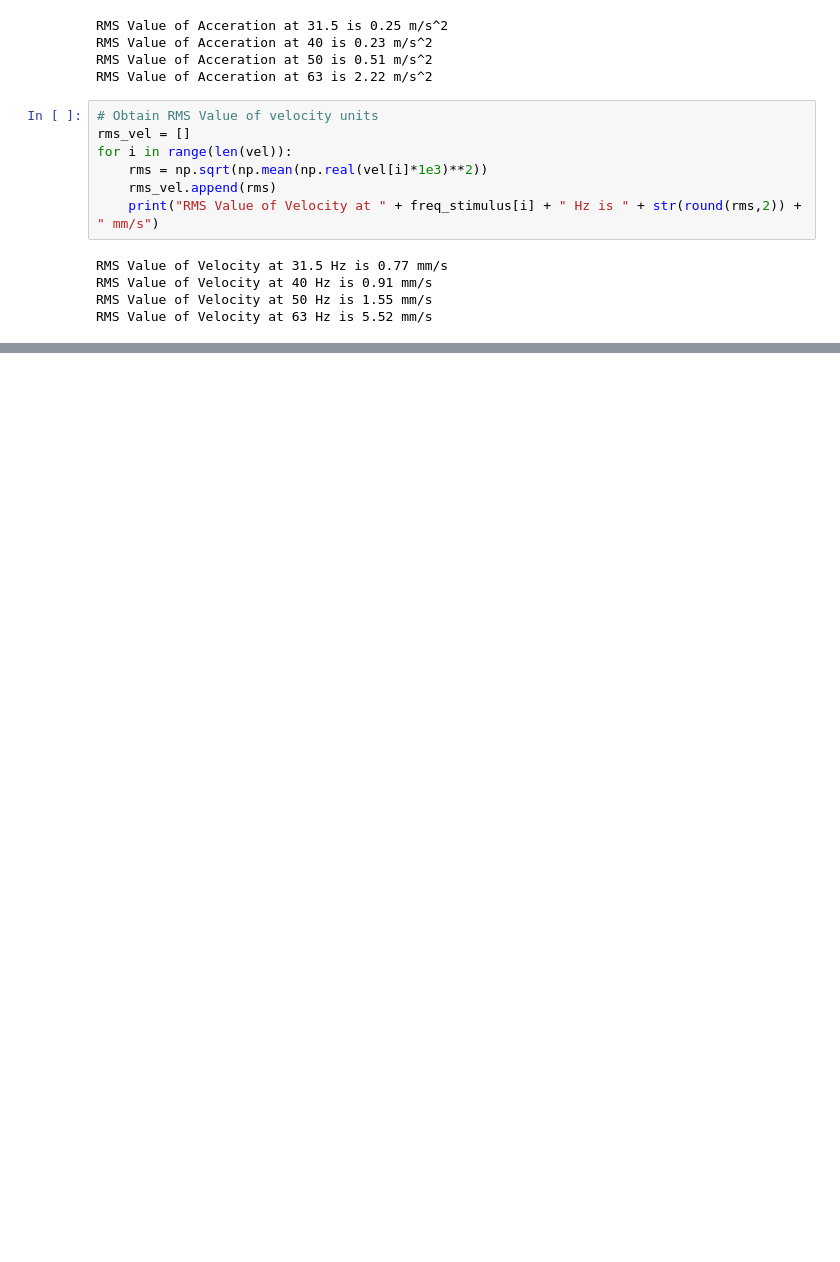
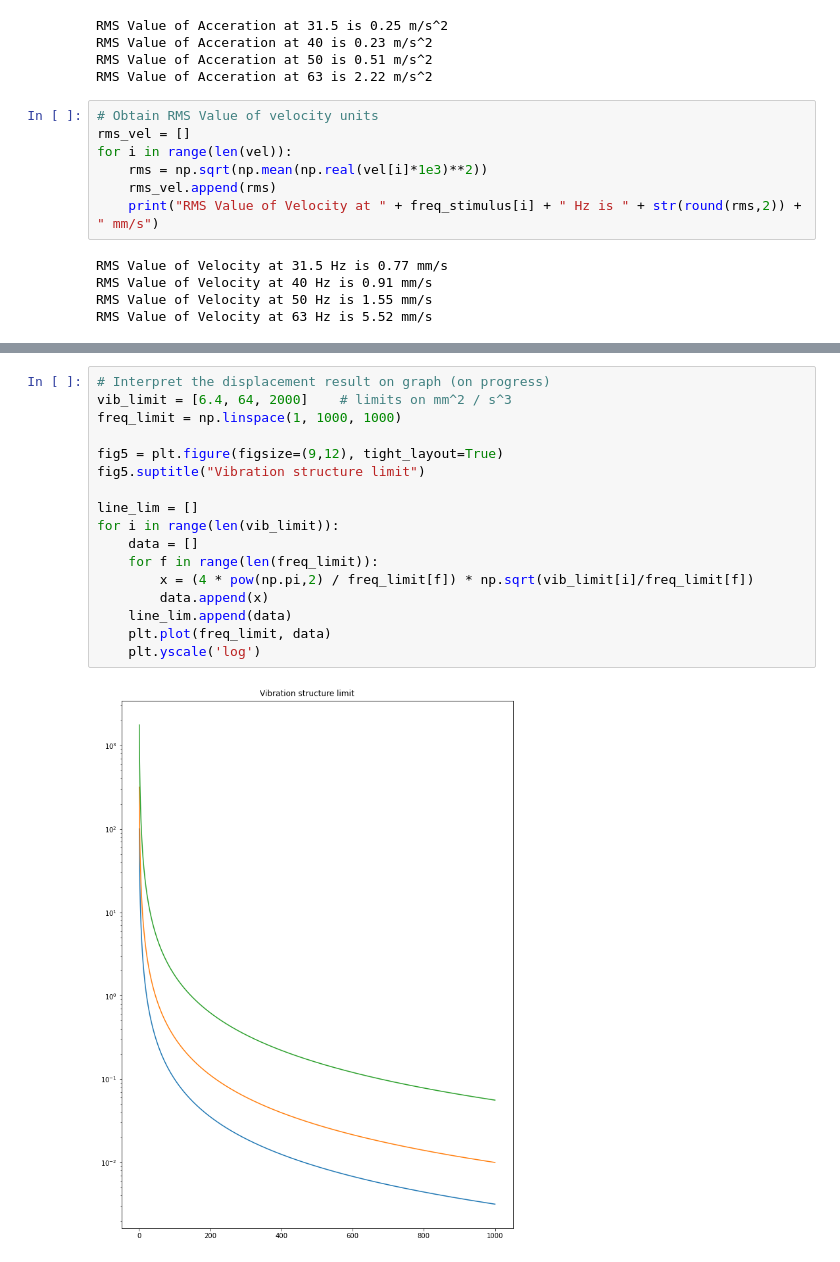
Before and after one commit to VibrasticLab/General_Projects, a Jupyter notebook: JLL_CWO_Okt_2023/data_process.ipynb, the cells around one changed output, grey strips where cells are left out. Saved outputs shown, nothing was run; the diff lists cells and outputs as text; blank space fills up the shorter version.

Commit message:
update on graph analysis

```diff
--- a/JLL_CWO_Okt_2023/data_process.ipynb
+++ b/JLL_CWO_Okt_2023/data_process.ipynb
@@ -202,0 +204,19 @@ RMS Value of Displacement at 63 Hz is 5519.79 μm
+# %%
+# Interpret the displacement result on graph (on progress)
+vib_limit = [6.4, 64, 2000]    # limits on mm^2 / s^3
+freq_limit = np.linspace(1, 1000, 1000)
+
+fig5 = plt.figure(figsize=(9,12), tight_layout=True)
+fig5.suptitle("Vibration structure limit")
+
+line_lim = []
+for i in range(len(vib_limit)):
+    data = []
+    for f in range(len(freq_limit)):
+        x = (4 * pow(np.pi,2) / freq_limit[f]) * np.sqrt(vib_limit[i]/freq_limit[f])
+        data.append(x)
+    line_lim.append(data)
+    plt.plot(freq_limit, data)
+    plt.yscale('log')
+# %% [output]
+[figure, added]
```
Also changed, not shown: parts of 2 cells of this notebook.
